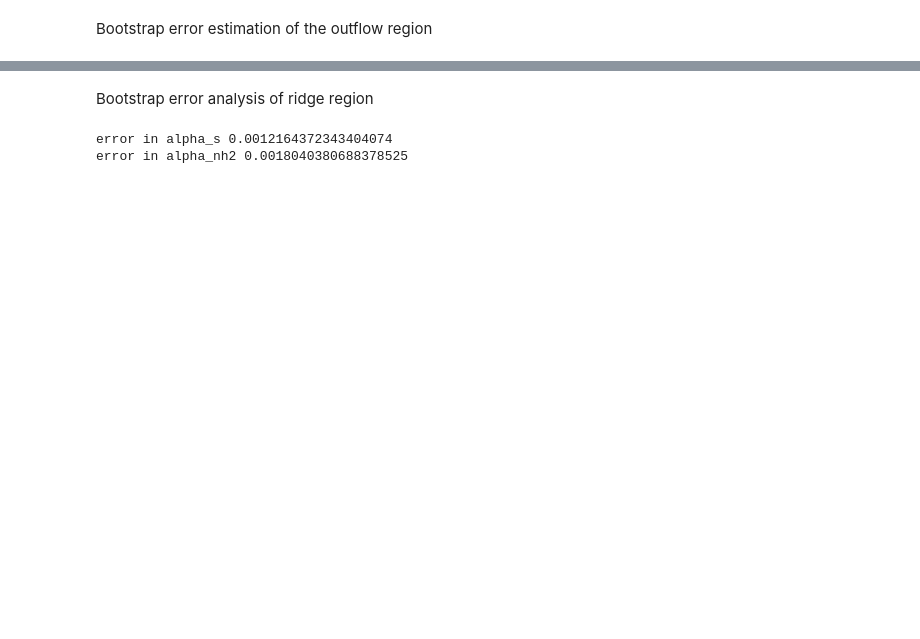
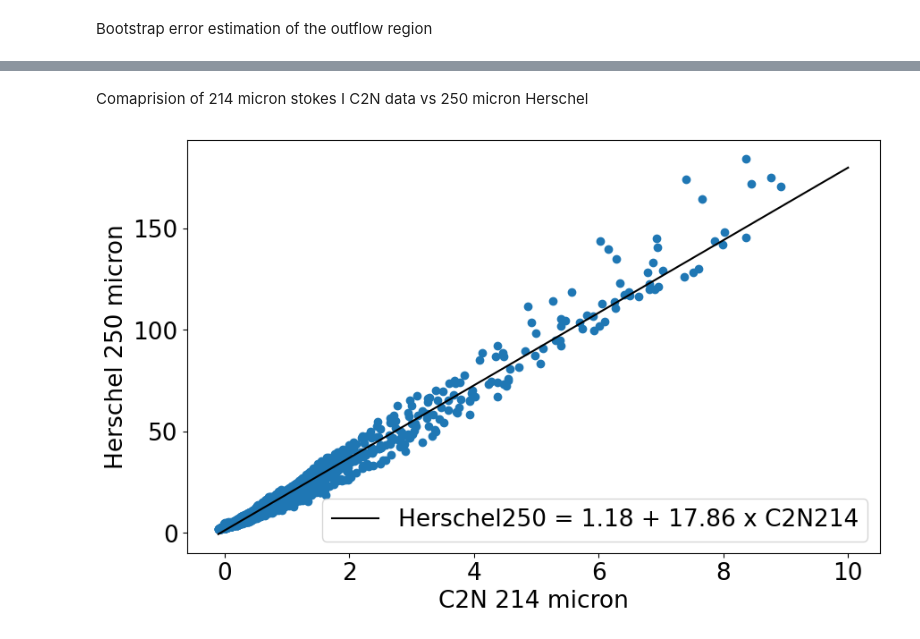
Before and after one commit to Siddharth3-14/Internship-MIT, a Jupyter notebook: dr21_C2N_analysis.ipynb, the cells around one changed output, grey strips where cells are left out. Cells and saved outputs as stored; diff of their text form; code cells hidden in the pictures; blank space fills up the shorter version.

```diff
--- a/dr21_C2N_analysis.ipynb
+++ b/dr21_C2N_analysis.ipynb
@@ -1261,40 +1194,37 @@ nh2 index : -0.4822223065773323
-# %% [markdown]
-Bootstrap error analysis of ridge region
-# %%
-s_ridge_array = s_ridge.data.flatten()
-p_ridge_array = p_ridge.data.flatten()
-nh2_ridge_array = nh2_ridge.data.flatten()
-
-log_s = np.log(s_ridge_array)
-log_p = np.log(p_ridge_array)
-log_nh2 = np.log(nh2_ridge_array)
-
-# log_s = np.array([1,2,3,4,5,6,7,8,9,10,11,12,13,14,15,16,17,18,19,20])
-# log_p = 10*np.array([1,2,3,4,5,6,7,8,9,10,11,12,13,14,15,16,17,18,19,20])
-# log_nh2 = 100*np.array([1,2,3,4,5,6,7,8,9,10,11,12,13,14,15,16,17,18,19,20])
-
-
-df_log = pd.DataFrame({'logp': log_p,'logs':log_s,'lognh2':log_nh2})
-df_log = df_log.dropna()
-
-def DoubleParamFunc(X, a, b, c):
-    x,y = X
-    return a + b*x + c*y
-
-def curve_fitting(x):
-    param, param_cov = curve_fit(DoubleParamFunc,(x[:,2],x[:,1]),x[:,0])
-    return np.sqrt(np.diag(param_cov))
-
-
-bootarr = np.array(df_log)
-
-
-bootresult = bootstrap(bootarr,10,bootfunc=curve_fitting)
-print('error in alpha_s',np.std(bootresult[:,1]))
-print('error in alpha_nh2',np.std(bootresult[:,2]))
-
-# param, param_cov = curve_fit(DoubleParamFunc,(df_log['logs'],df_log['lognh2']),df_log['logp'])
-# param_cov = curve_fitting(bootarr)
-# %% [output]
-error in alpha_s 0.0012164372343404074
-error in alpha_nh2 0.0018040380688378525
+# %% [markdown]
+Comaprision of 214 micron stokes I C2N data vs 250 micron Herschel
+# %%
+def lin_fit(x, a, b):
+    return a + b*x
+
+C2Ndata214 = MapStokesI.data.flatten()
+Herschel250 = MapHer250.data.flatten()
+
+C2Nbin = np.linspace(np.nanmin(C2Ndata214),10,100)
+
+selector = ~np.isnan(C2Ndata214)
+C2Ndata214_fil = C2Ndata214[selector]
+Herschel250_fil = Herschel250[selector]
+
+selector = ~np.isnan(Herschel250_fil)
+C2Ndata214_fil = C2Ndata214_fil[selector]
+Herschel250_fil = Herschel250_fil[selector]
+
+
+# df_log = pd.DataFrame({'214':C2Ndata214,'250':Herschel250})
+# df_log = df_log.dropna()
+
+param, param_cov = curve_fit(lin_fit, C2Ndata214_fil, Herschel250_fil)
+FitFunc = lin_fit(C2Nbin,param[0],param[1])
+
+fig = plt.subplots(figsize =(10, 6))
+ax = plt.subplot(111)
+ax.scatter(C2Ndata214,Herschel250)
+ax.plot(C2Nbin,FitFunc,'k',label = 'Herschel250 = {param_a:.2f} + {param_b:.2f} x C2N214'.format(param_a = param[0],param_b = param[1]))
+ax.set_xlabel('C2N 214 micron')
+ax.set_ylabel('Herschel 250 micron')
+plt.legend()
+plt.legend()
+plt.show()
+# %% [output]
+[figure, added]
```
Also changed, not shown: parts of 27 cells of this notebook, 2 other files.
